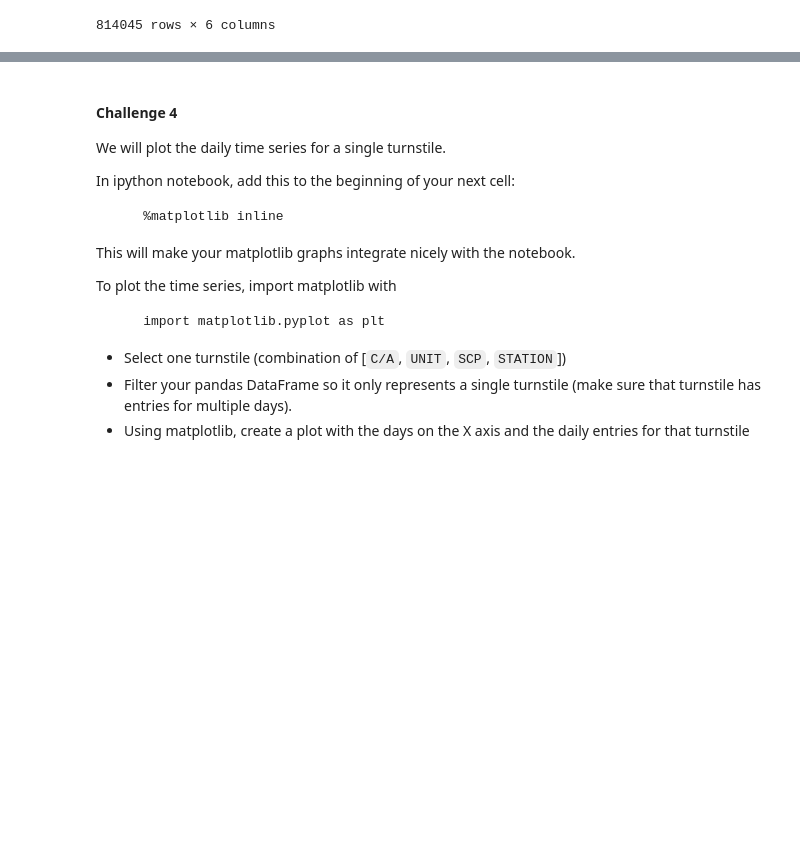
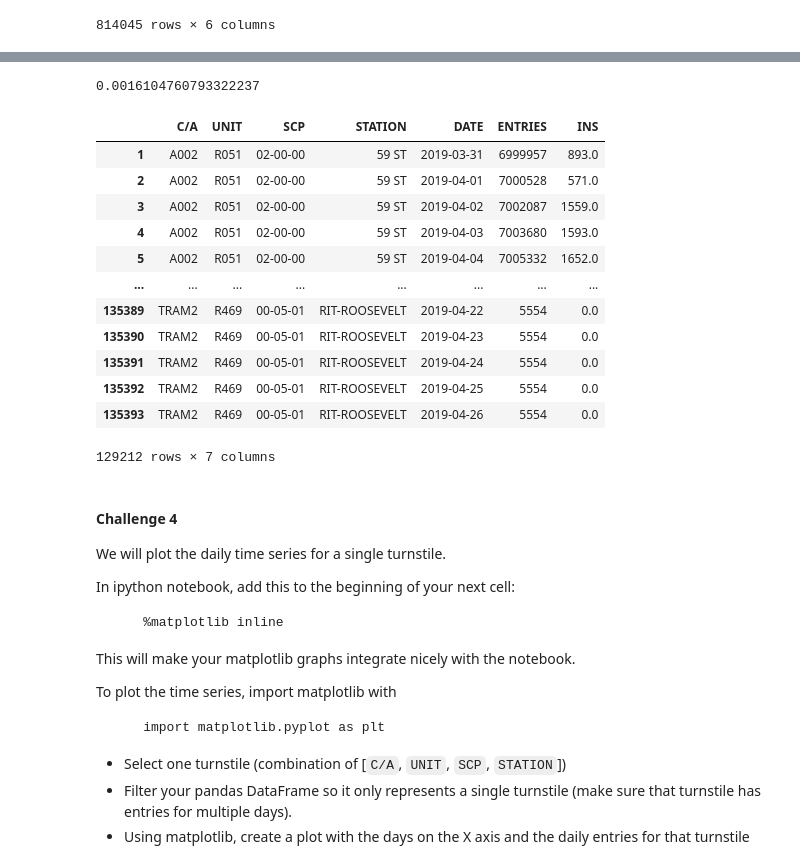
Before and after one commit to ekand/mtacular, a Jupyter notebook: notebooks/eric_challenge1.ipynb, the cells around one changed output, grey strips where cells are left out. Drawn from its saved outputs; the diff is of its cells as text; code cells hidden in the pictures; blank space fills up the shorter version.

```diff
--- a/notebooks/eric_challenge1.ipynb
+++ b/notebooks/eric_challenge1.ipynb
@@ -145,3 +122,26 @@ mta.reset_index(drop=True)
+# %%
+# How big of a problem are the negative/huge numbers?
+mta_daily[(mta_daily['INS']<0) | (mta_daily['INS'] >200000)].shape[0] / mta.shape[0]
+# %% [output]
+0.0016104760793322237
+# %%
+# Drop the negative/huge numbers
+mta_daily = mta_daily[(mta_daily['INS'] >= 0) & (mta_daily['INS'] < 200000)]
+mta_daily
+# %% [output]
+|  | C/A | UNIT | SCP | STATION | DATE | ENTRIES | INS |
+| 1 | A002 | R051 | 02-00-00 | 59 ST | 2019-03-31 | 6999957 | 893.0 |
+| 2 | A002 | R051 | 02-00-00 | 59 ST | 2019-04-01 | 7000528 | 571.0 |
+| 3 | A002 | R051 | 02-00-00 | 59 ST | 2019-04-02 | 7002087 | 1559.0 |
+| 4 | A002 | R051 | 02-00-00 | 59 ST | 2019-04-03 | 7003680 | 1593.0 |
+| 5 | A002 | R051 | 02-00-00 | 59 ST | 2019-04-04 | 7005332 | 1652.0 |
+| ... | ... | ... | ... | ... | ... | ... | ... |
+| 135389 | TRAM2 | R469 | 00-05-01 | RIT-ROOSEVELT | 2019-04-22 | 5554 | 0.0 |
+| 135390 | TRAM2 | R469 | 00-05-01 | RIT-ROOSEVELT | 2019-04-23 | 5554 | 0.0 |
+| 135391 | TRAM2 | R469 | 00-05-01 | RIT-ROOSEVELT | 2019-04-24 | 5554 | 0.0 |
+| 135392 | TRAM2 | R469 | 00-05-01 | RIT-ROOSEVELT | 2019-04-25 | 5554 | 0.0 |
+| 135393 | TRAM2 | R469 | 00-05-01 | RIT-ROOSEVELT | 2019-04-26 | 5554 | 0.0 |
+129212 rows × 7 columns
 # %% [markdown]
 #### Challenge 4
 
```
Also changed, not shown: parts of 16 cells of this notebook.
